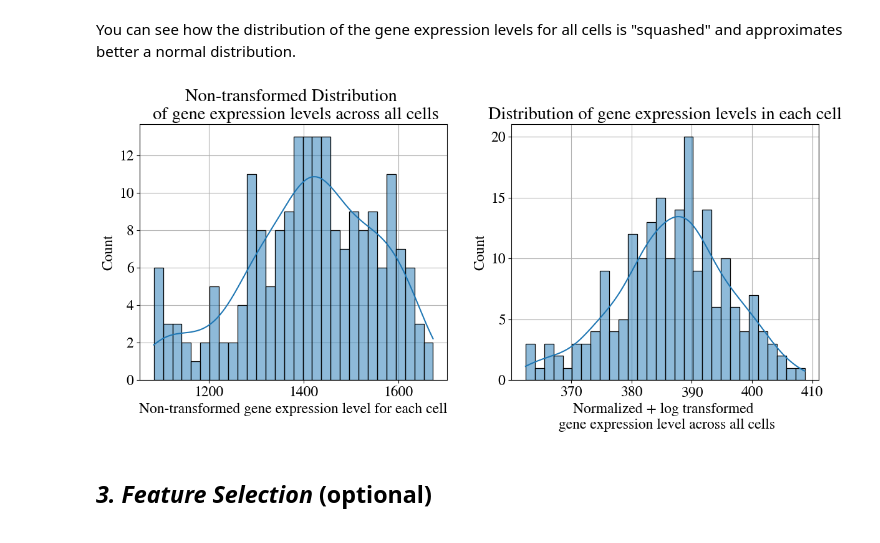
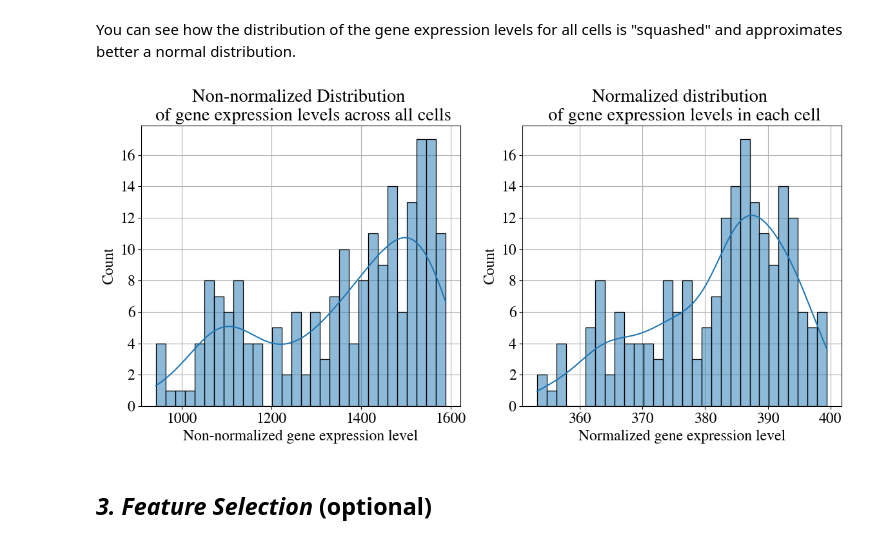
Before and after one commit to KyriakosPsa/scGmix-ML-pipeline, a Jupyter notebook: preprocessing.ipynb, the cells around one changed output. Drawn from its saved outputs; the diff is of its cells as text; code cells hidden in the pictures.

```diff
--- a/preprocessing.ipynb
+++ b/preprocessing.ipynb
@@ -43,7 +41,7 @@ For better implementation, we have organized the majority of utility functions,
 # %% [markdown]
 First of all we load the dataset we will use to demonstrate each step of the pipeline, `sc.read_csv` loads it in an AnnData object, where `n_obs` correspond to the number of cells and `n_vars` to the number of genes.
 # %%
-adata = sc.read_csv("datasets/dataset3.csv")
+adata = sc.read_csv("datasets/dataset1.csv")
 adata
 # %% [output]
 AnnData object with n_obs × n_vars = 200 × 200
@@ -107,7 +105,7 @@ def cell_filtering(M1,M2,mads_away = 5):
   """Returns a boolean mask with the value of True for cells that will be filtered,
   since they are sufficient MADs away from the median in both the distribution of M1, M2 QC metrics"""
   mask = (M1 < np.median(M1) - mads_away * mad(M1)) | (M1 > np.median(M1) + mads_away * mad(M1) ) &\
-  (M2 < np.median(M2) - mads_away * mad(M2)) | (M2 > np.median(M2) + mads_away * mad(M2) )
+  (M2 < np.median(M2) - mads_away * mad(M2)) | (M2 > np.median(M2) + mads_away)
   return mask
 # %%
 mask = cell_filtering(adata.obs["log1p_n_genes_by_counts"],adata.obs["log1p_total_counts"],mads_away=5)
@@ -155,13 +153,13 @@ You can see how the distribution of the gene expression levels for all cells is
 # %%
 hist_subplot(data1 = adata_unormalized.X.sum(axis=1),
              data2 = adata.X.sum(axis=1),
-             xlabel1 = "Non-transformed gene expression level for each cell",
-             xlabel2 = "Normalized + log transformed \n gene expression level across all cells",
-             title1 = "Non-transformed Distribution \n of gene expression levels across all cells",
-             title2 = "Distribution of gene expression levels in each cell"
+             xlabel1 = "Non-normalized gene expression level",
+             xlabel2 = "Normalized gene expression level",
+             title1 = "Non-normalized Distribution \n of gene expression levels across all cells",
+             title2 = "Normalized distribution \n of gene expression levels in each cell"
              )
 # %% [output]
-[figure, old version]
+[figure, new version]
 # %% [markdown]
 ## _3. Feature Selection_ (optional)
 # %% [markdown]
```
Also changed, not shown: parts of 24 cells of this notebook.
